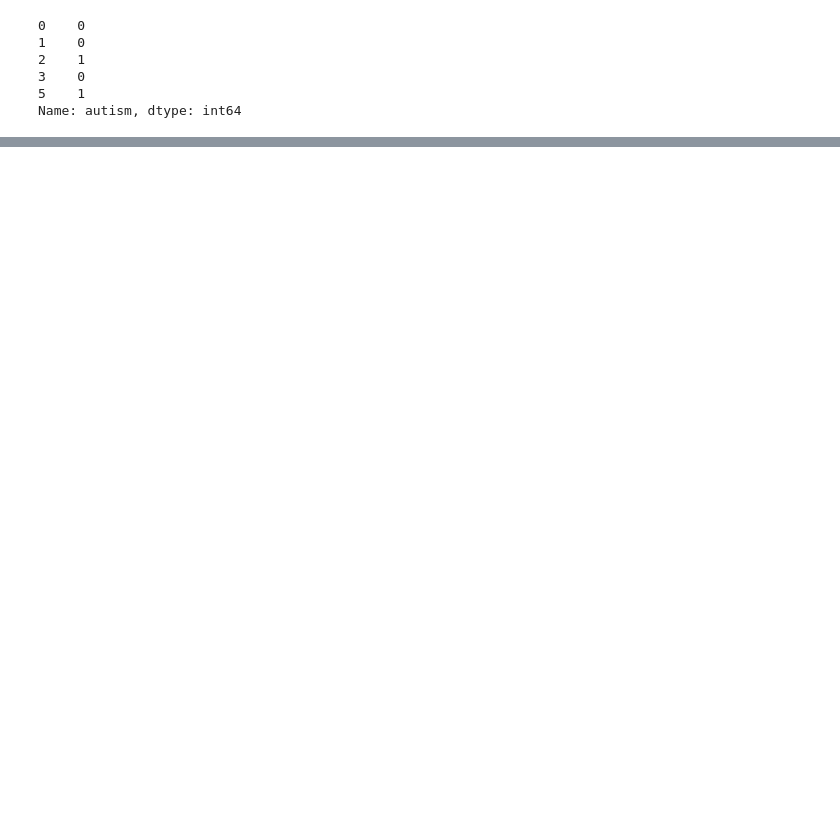
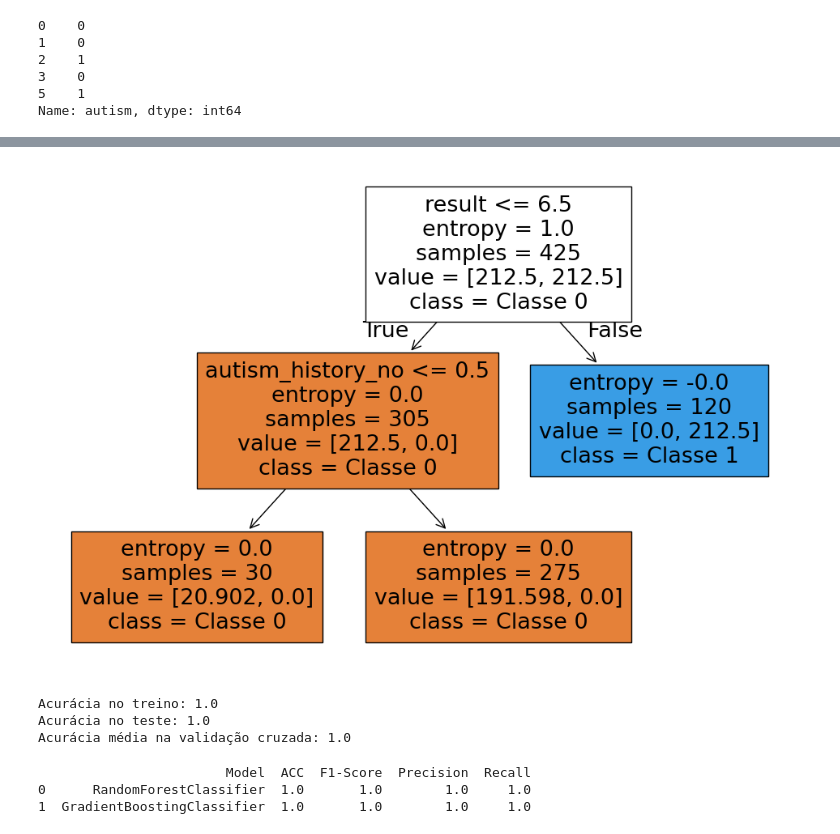
Before and after one commit to carinalanchine/aprendizado-de-maquina-saude, a Jupyter notebook: Projeto de aplicação/main.ipynb, the cells around one changed output, grey strips where cells are left out. Saved outputs shown, nothing was run; the diff lists cells and outputs as text; code cells hidden in the pictures; blank space fills up the shorter version.

```diff
--- a/Projeto de aplicação/main.ipynb
+++ b/Projeto de aplicação/main.ipynb
@@ -141,0 +195,44 @@ x_train, x_test, y_train, y_test = train_test_split(X, y, test_size=0.2, random_
+# %%
+plt.figure(figsize=(12, 8))
+plot_tree(model, feature_names=X.columns, class_names=["Classe 0", "Classe 1"], filled=True)
+plt.show()
+# %% [output]
+[figure, added]
+# %%
+print("Acurácia no treino:", accuracy_score(y_train, model.predict(x_train)))
+print("Acurácia no teste:", accuracy_score(y_test, model.predict(x_test)))
+scores = cross_val_score(model, X, y, cv=5)
+print("Acurácia média na validação cruzada:", scores.mean())
+# %% [output]
+Acurácia no treino: 1.0
+Acurácia no teste: 1.0
+Acurácia média na validação cruzada: 1.0
+# %%
+rfc = RandomForestClassifier().fit(x_train,y_train)
+gbmc = GradientBoostingClassifier().fit(x_train,y_train)
+
+modelsc = [rfc, gbmc]
+
+results = pd.DataFrame({
+    'Model': pd.Series(dtype='str'),
+    'ACC': pd.Series(dtype='float'),
+    'F1-Score': pd.Series(dtype='float'),
+    'Precision': pd.Series(dtype='float'),
+    'Recall': pd.Series(dtype='float')
+})
+
+for model in modelsc:
+    name = model.__class__.__name__
+    predict = model.predict(x_test)
+    acc = accuracy_score(y_test, predict)
+    f1 = f1_score(y_test, predict)
+    precision = precision_score(y_test, predict)
+    recall = recall_score(y_test, predict)
+
+    results = pd.concat([results, pd.DataFrame({'Model': [name], 'ACC': [acc], 'F1-Score': [f1], 'Precision': [precision], 'Recall': [recall]})], ignore_index=True)
+
+print(results)
+# %% [output]
+                        Model  ACC  F1-Score  Precision  Recall
+0      RandomForestClassifier  1.0       1.0        1.0     1.0
+1  GradientBoostingClassifier  1.0       1.0        1.0     1.0
```
Also changed, not shown: parts of 7 cells of this notebook.
